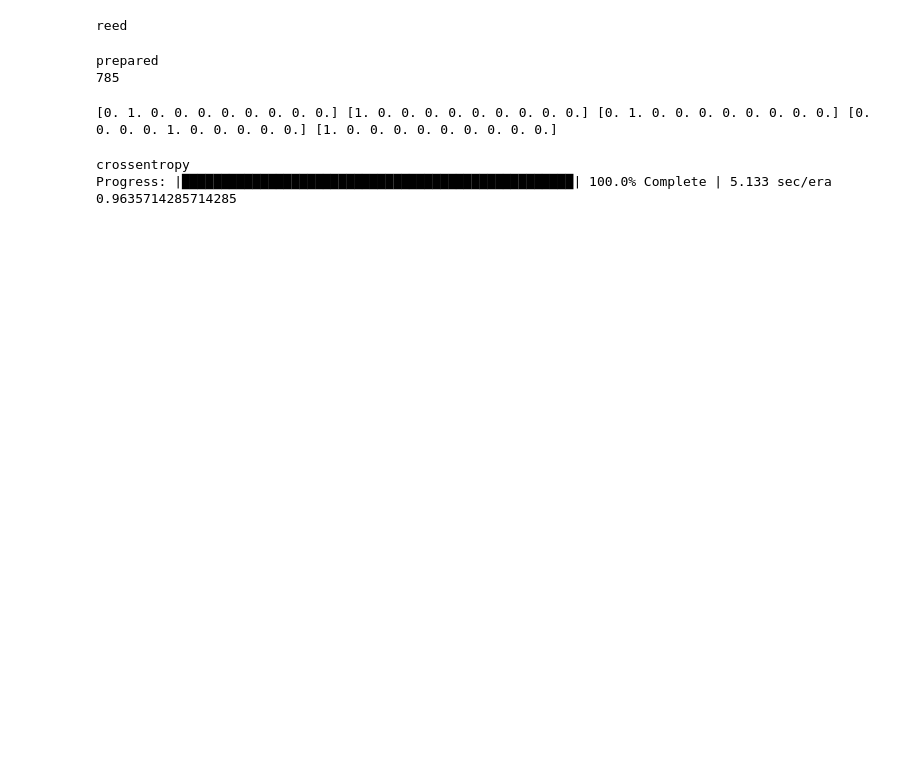
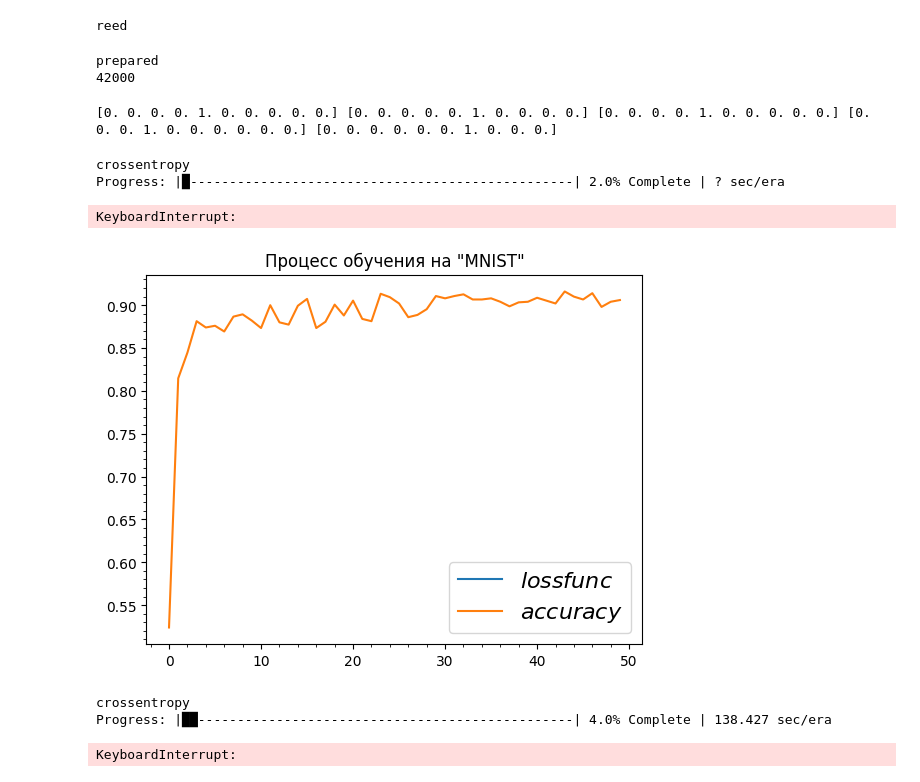
Before and after one commit to I4Rt/elbrus_tensorflow, a Jupyter notebook: mnistExample.ipynb, the cells around one changed output. Cells and saved outputs as stored; diff of their text form; code cells hidden in the pictures; blank space fills up the shorter version.

Commit message:
test dropout

```diff
--- a/mnistExample.ipynb
+++ b/mnistExample.ipynb
@@ -20,10 +24,13 @@ for row in data[1:]:
 
     raw_pyhton_dataset.append(data_row)
 print('prepared')
-print(len(raw_pyhton_dataset[0]))
+print(len(raw_pyhton_dataset))
+
+random.shuffle(raw_pyhton_dataset)
+raw_pyhton_dataset = raw_pyhton_dataset[:5000]
 # %% [output]
 prepared
-785
+42000
 # %%
 for i in range(len(raw_pyhton_dataset)):
     row = raw_pyhton_dataset[i]
@@ -32,22 +39,41 @@ for i in range(len(raw_pyhton_dataset)):
     dataset.append( dataset_row )
 
 
-
-
 train_dataset = dataset[:-len(dataset)//10:1]
 test_dataset = dataset[-len(dataset)//10::1]
 
 print(train_dataset[0][1],train_dataset[1][1],train_dataset[2][1],train_dataset[3][1],train_dataset[4][1])
 # %% [output]
-[0. 1. 0. 0. 0. 0. 0. 0. 0. 0.] [1. 0. 0. 0. 0. 0. 0. 0. 0. 0.] [0. 1. 0. 0. 0. 0. 0. 0. 0. 0.] [0. 0. 0. 0. 1. 0. 0. 0. 0. 0.] [1. 0. 0. 0. 0. 0. 0. 0. 0. 0.]
+[0. 0. 0. 0. 1. 0. 0. 0. 0. 0.] [0. 0. 0. 0. 0. 1. 0. 0. 0. 0.] [0. 0. 0. 0. 1. 0. 0. 0. 0. 0.] [0. 0. 0. 1. 0. 0. 0. 0. 0. 0.] [0. 0. 0. 0. 0. 0. 1. 0. 0. 0.]
 # %%
-model = Sequential('adam', [Dense(64, 'relu', input_shape=784), Dense(10, 'softmax')], ALPHA=0.001)
-loss_arr, accuracy_arr = model.fit(train_dataset, need_calculate_loss=False, need_calculate_accuracy=True, num_epochs=20, batch_size=512)
+
+model = Sequential('adam', [Dense(100, 'relu', input_shape=784), Dense(10, 'softmax')], ALPHA=0.01)
+loss_arr, accuracy_arr = model.fit(train_dataset, need_calculate_loss=False, need_calculate_accuracy=True, num_epochs=20, batch_size=1)
 print(model.calc_accuracy(test_dataset))
 # %% [output]
 crossentropy
-Progress: |██████████████████████████████████████████████████| 100.0% Complete | 5.133 sec/era
-0.9635714285714285
+Progress: |█-------------------------------------------------| 2.0% Complete | ? sec/era
+KeyboardInterrupt:
+# %%
+
+plt.plot(loss_arr, label=r'$loss func$')
+plt.plot(accuracy_arr, label=r'$accuracy$')
+plt.legend(fontsize=16)
+plt.minorticks_on()
+plt.title('Процесс обучения на "MNIST"')
+
+plt.show()
+# %% [output]
+[figure, added]
+# %%
+
+model2 = Sequential('adam', [Dense(100, 'relu', input_shape=784), Dropout(0.8), Dense(10, 'softmax')], ALPHA=0.01)
+loss_arr, accuracy_arr = model2.fit(train_dataset, need_calculate_loss=False, need_calculate_accuracy=True, num_epochs=20, batch_size=1)
+print(model2.calc_accuracy(test_dataset))
+# %% [output]
+crossentropy
+Progress: |██------------------------------------------------| 4.0% Complete | 138.427 sec/era
+KeyboardInterrupt:
 # %%
 import matplotlib.pyplot as plt
 plt.plot(loss_arr, label=r'$loss func$')
```
Also changed, not shown: parts of 4 cells of this notebook, 7 other files.
